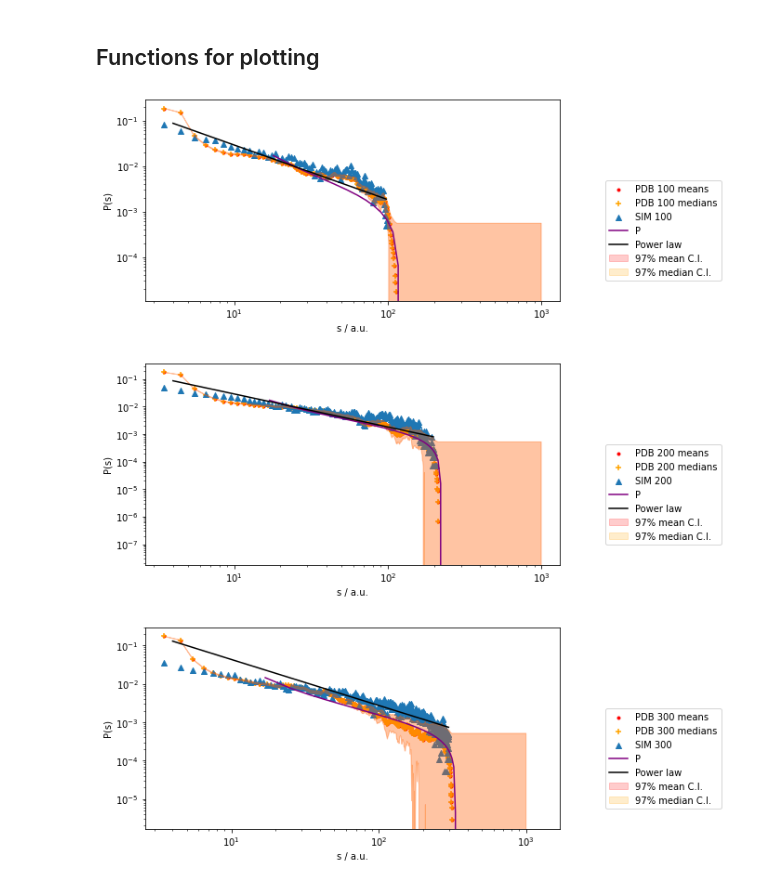
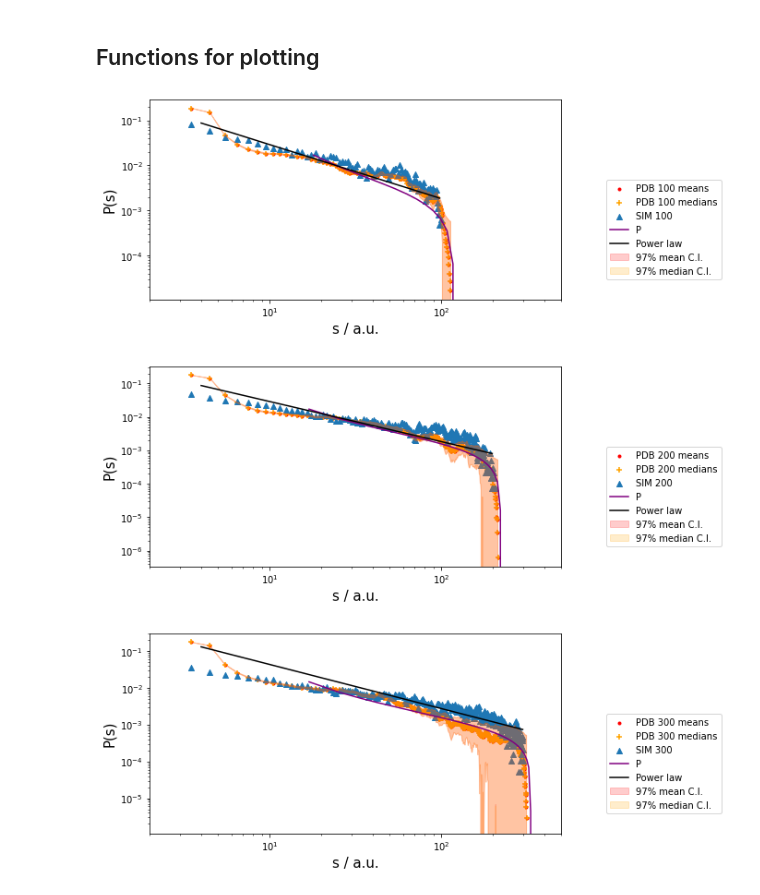
Before and after one commit to meyresearch/amino_acid_distance_distributions, a Jupyter notebook: src/plot_link_lengths.ipynb, the cells around one changed output. Drawn from its saved outputs; the diff is of its cells as text; code cells hidden in the pictures.

Commit message:
ran through all pdbs and fixed CL plotting

```diff
--- a/src/plot_link_lengths.ipynb
+++ b/src/plot_link_lengths.ipynb
@@ -309,38 +309,52 @@ for ll_index in range(len(link_length_ranges)):
     # Plotting
     fig = plt.figure(figsize = (8,4))
     ax = fig.add_subplot()
 
     # Plot PDB data
     ax.scatter(pdb_bin_centres, pdb_mean_data, marker = '.', c='red',label = f'PDB {link_length_ranges[ll_index]} means')
     ax.scatter(pdb_bin_centres, pdb_median_data, marker = '+', c = 'orange',label = f'PDB {link_length_ranges[ll_index]} medians')
 
     # Plot simulation data
     ax.scatter(sim_bin_centres, sim_data, marker = '^', label = f'SIM {link_length_ranges[ll_index]}')
 
     # Plot theory
     N=int(link_length_ranges[ll_index])
     H_N_2=nth_harmonic(N//2)
     A=constant_A[ll_index]
     a=constant_a[ll_index]
     sumrange=range(2,N//2)
     plotrange=range(20,N//2)
     ax.plot(np.array(sumrange)*shift_x[ll_index],[P_link_lengths(s,N,H_N_2,a,A)/shift_y[ll_index] for s in sumrange],c='purple',label='P')
     ax.plot(np.array(sumrange)*2, powerlaw(np.array(sumrange), N)/shift_y[ll_index], c='black',label = 'Power law')
 
     # Plot 97% confidence interval
     CI_mean = 2.17 * np.std(pdb_mean_data)/np.sqrt(len(pdb_mean_data))
     CI_median = 2.17 * np.std(pdb_median_data)/np.sqrt(len(pdb_median_data))
+
+    # Remove trailing zeros
+    plot_means = []
+    plot_medians = []
+    plot_bin_centres = []
+    for i in range(len(pdb_mean_data)):
+        if pdb_mean_data[i] != 0:
+            plot_means.append(pdb_mean_data[i])
+            plot_bin_centres.append(pdb_bin_centres[i])
+        if pdb_median_data[i] != 0:
+            plot_medians.append(pdb_median_data[i])
+
     ax.set_yscale('log')
     ax.set_xscale('log')
-    #ax.set_xlim([2,500])
-    ax.fill_between(pdb_bin_centres, (pdb_mean_data-CI_mean), (pdb_mean_data+CI_mean), color = 'red', alpha = 0.2, label = '97% mean C.I.')
-    ax.fill_between(pdb_bin_centres, (pdb_median_data-CI_median), (pdb_median_data+CI_median), color = 'orange', alpha = 0.2, label = '97% median C.I.')
+    ax.set_xlim([2,500])
+
+    ax.fill_between(plot_bin_centres, (plot_means-CI_mean), (plot_means+CI_mean), color = 'red', alpha = 0.2, label = '97% mean C.I.')
+    ax.fill_between(plot_bin_centres, (plot_medians-CI_median), (plot_medians+CI_median), color = 'orange', alpha = 0.2, label = '97% median C.I.')
+
     #   ax.set_ylim([0.0001, 1000])
     ax.legend(bbox_to_anchor=(1.4,0.62))
-    ax.set_ylabel('P(s)')
-    ax.set_xlabel('s / a.u.')
+    ax.set_ylabel('P(s)', fontsize = 15)
+    ax.set_xlabel('s / a.u.', fontsize = 15)
     plt.show()
 # %% [output]
-[figure, old version]
+[figure, new version]
-[figure, old version]
+[figure, new version]
-[figure, old version]
+[figure, new version]
```
Also changed, not shown: 15 other files.
